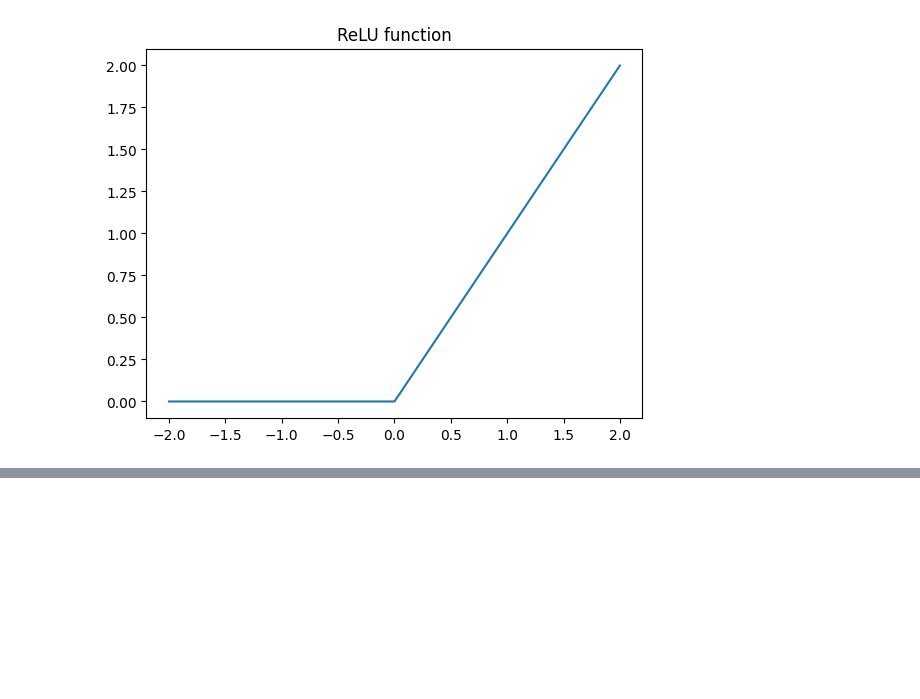
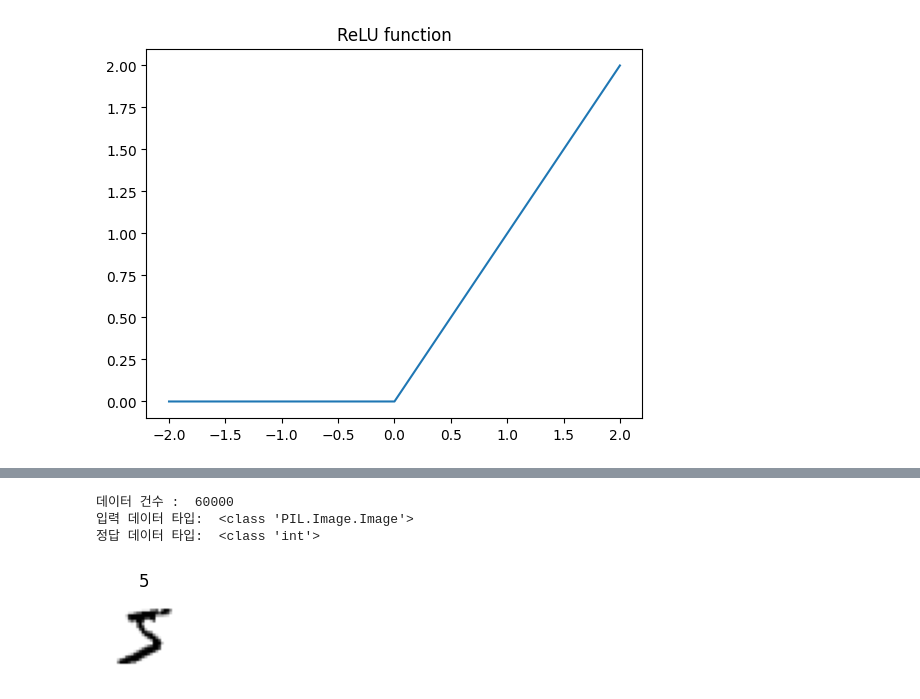
Before and after one commit to hwarang97/-book-pytorch_deeplearning_programming, a Jupyter notebook: chapter8.ipynb, the cells around one changed output, grey strips where cells are left out. Cells and saved outputs as stored; diff of their text form; code cells hidden in the pictures; blank space fills up the shorter version.

```diff
--- a/chapter8.ipynb
+++ b/chapter8.ipynb
@@ -20,0 +57,13 @@ plt.show()
+# %%
+import torchvision.datasets as dataset
+
+data_root = './data'
+
+train_set0 = dataset.MNIST(
+    # 원본 데이터가 담긴 경로
+    root = data_root,
+    # 훈련인지 검증인지를 선택
+    train = True,
+
+    download = True
+)
@@ -20,0 +87,20 @@ plt.show()
+# %%
+print('데이터 건수 : ', len(train_set0))
+
+# 첫 번째 요소(이미지, 레이블)
+image, label = train_set0[0]
+
+print('입력 데이터 타입: ', type(image))
+print('정답 데이터 타입: ', type(label))
+# %% [output]
+데이터 건수 :  60000
+입력 데이터 타입:  <class 'PIL.Image.Image'>
+정답 데이터 타입:  <class 'int'>
+# %%
+plt.figure(figsize=(1,1))
+plt.title(f'{label}')
+plt.imshow(image, cmap='gray_r')
+plt.axis('off')
+plt.show()
+# %% [output]
+[figure, added]
```
Also changed, not shown: parts of 18 cells of this notebook.
